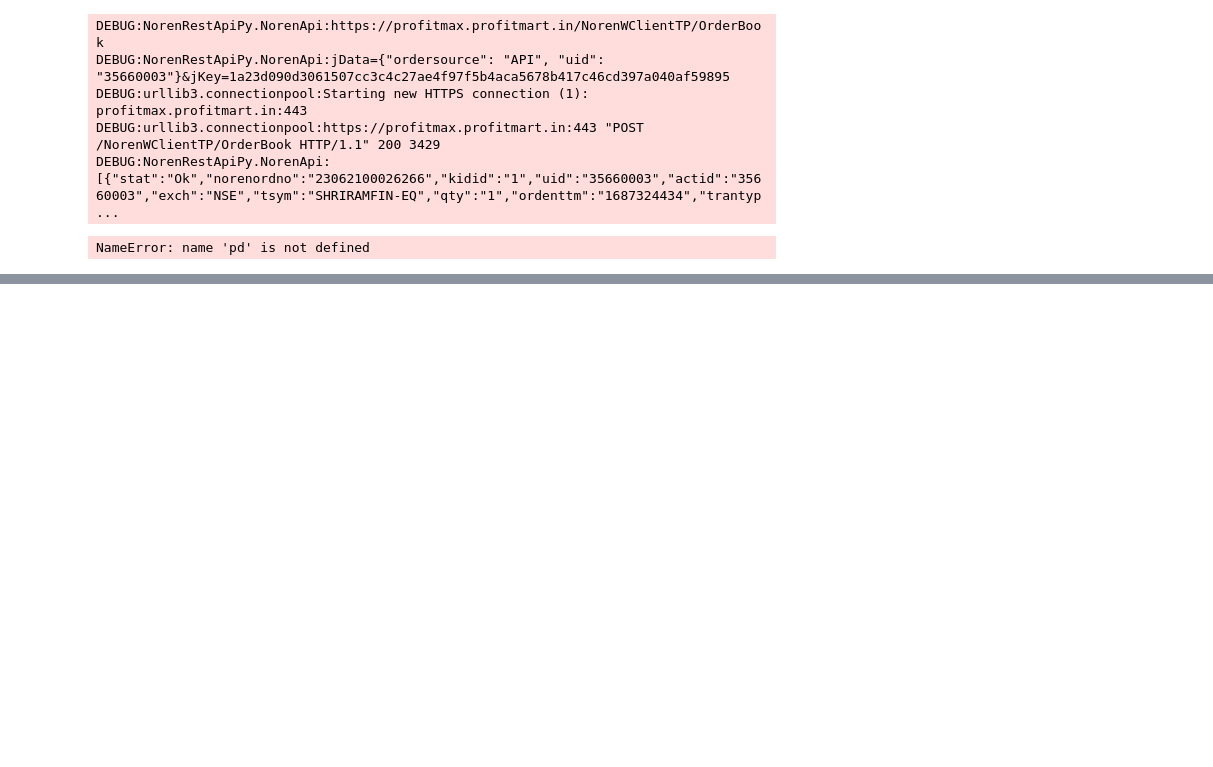
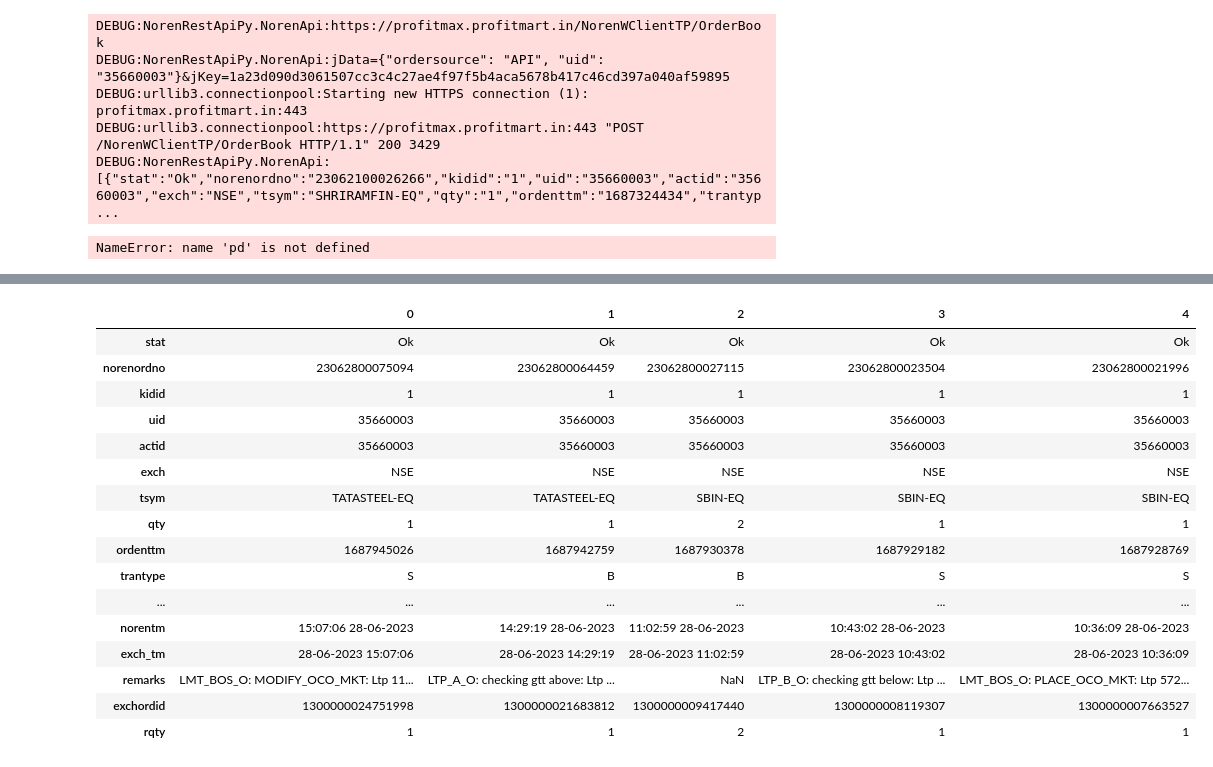
Before and after one commit to bhavesh0009/RocketStrategy, a Jupyter notebook: src/test_order.ipynb, the cells around one changed output, grey strips where cells are left out. Saved outputs shown, nothing was run; the diff lists cells and outputs as text; code cells hidden in the pictures; blank space fills up the shorter version.

```diff
--- a/src/test_order.ipynb
+++ b/src/test_order.ipynb
@@ -112,0 +191,24 @@ NameError: name 'pd' is not defined
+# %%
+api = NorenApi(
+    host="https://profitmax.profitmart.in/NorenWClientTP",
+    websocket='wss://profitmax.profitmart.in/NorenWSTP/',
+)
+
+with open("../config/api_credentials.yaml", "r") as file:
+    cred = yaml.safe_load(file)
+#credentials
+user        = cred['uid']
+u_pwd       = cred['pwd']
+factor2     = cred['factor2']
+vc          = cred['vc']
+app_key     = cred['app_key']
+imei        = '123'
+
+ret = api.login(
+    userid=cred["uid"],
+    password=cred["pwd"],
+    twoFA=cred['factor2'],
+    vendor_code=cred["vc"],
+    api_secret=cred["app_key"],
+    imei='1234'
+)
@@ -112,0 +385,20 @@ NameError: name 'pd' is not defined
+# %%
+pd.DataFrame(api.get_order_book()).T
+# %% [output]
+|  | 0 | 1 | 2 | 3 | 4 |
+| stat | Ok | Ok | Ok | Ok | Ok |
+| norenordno | 23062800075094 | 23062800064459 | 23062800027115 | 23062800023504 | 23062800021996 |
+| kidid | 1 | 1 | 1 | 1 | 1 |
+| uid | 35660003 | 35660003 | 35660003 | 35660003 | 35660003 |
+| actid | 35660003 | 35660003 | 35660003 | 35660003 | 35660003 |
+| exch | NSE | NSE | NSE | NSE | NSE |
+| tsym | TATASTEEL-EQ | TATASTEEL-EQ | SBIN-EQ | SBIN-EQ | SBIN-EQ |
+| qty | 1 | 1 | 2 | 1 | 1 |
+| ordenttm | 1687945026 | 1687942759 | 1687930378 | 1687929182 | 1687928769 |
+| trantype | S | B | B | S | S |
+| ... | ... | ... | ... | ... | ... |
+| norentm | 15:07:06 28-06-2023 | 14:29:19 28-06-2023 | 11:02:59 28-06-2023 | 10:43:02 28-06-2023 | 10:36:09 28-06-2023 |
+| exch_tm | 28-06-2023 15:07:06 | 28-06-2023 14:29:19 | 28-06-2023 11:02:59 | 28-06-2023 10:43:02 | 28-06-2023 10:36:09 |
+| remarks | LMT_BOS_O: MODIFY_OCO_MKT: Ltp 11... | LTP_A_O: checking gtt above: Ltp ... | NaN | LTP_B_O: checking gtt below: Ltp ... | LMT_BOS_O: PLACE_OCO_MKT: Ltp 572... |
+| exchordid | 1300000024751998 | 1300000021683812 | 1300000009417440 | 1300000008119307 | 1300000007663527 |
+| rqty | 1 | 1 | 2 | 1 | 1 |
```
Also changed, not shown: parts of 36 cells of this notebook, 43 other files.
